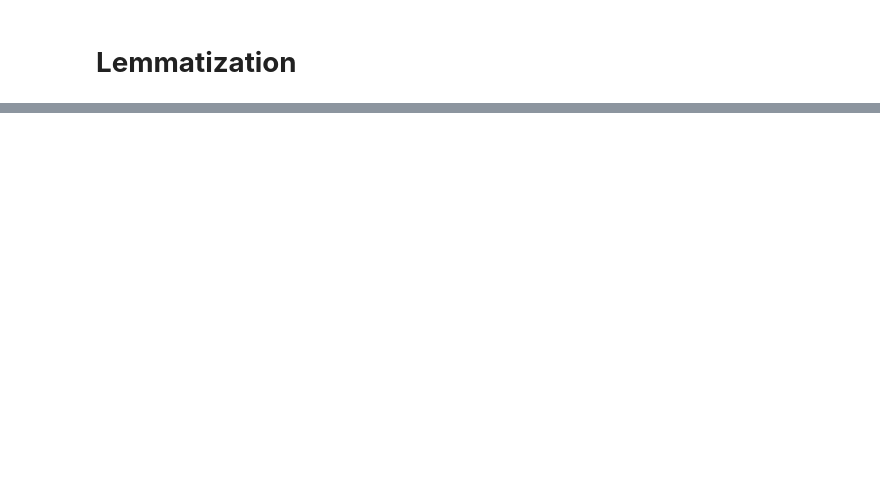
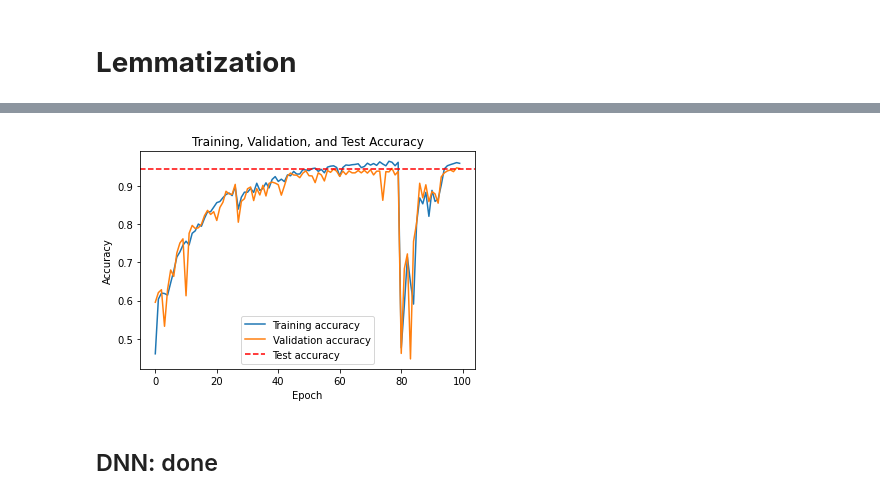
Before and after one commit to koliche/Arabic-Text-Classification, a Jupyter notebook: Arabic_Text_Classification_1.ipynb, the cells around one changed output, grey strips where cells are left out. Drawn from its saved outputs; the diff is of its cells as text; code cells hidden in the pictures; blank space fills up the shorter version.

```diff
--- a/Arabic_Text_Classification_1.ipynb
+++ b/Arabic_Text_Classification_1.ipynb
@@ -220,0 +563,10 @@ In general, methods such as word embeddings or TF-IDF representations tend to pr
+# %%
+embedding_dim = 50
+max_length = 16
+MAX_NB_WORDS = 40000
+model = tf.keras.Sequential([
+  Embedding(MAX_NB_WORDS, embedding_dim,  trainable=False),
+  LSTM(64),
+  Dense(N_CLASSES, activation='softmax')])
+
+model.summary()
@@ -220,0 +589,10 @@ In general, methods such as word embeddings or TF-IDF representations tend to pr
+# %%
+model.compile(loss='categorical_crossentropy', optimizer='adam', metrics=['accuracy'])
+# %%
+# Train the model on the train set
+epochs = 100
+hist_lstm = model.fit(
+    X_train,y_train,
+    batch_size=64,
+    validation_data= (X_val, y_val),
+    epochs=epochs)
@@ -220,0 +617,5 @@ In general, methods such as word embeddings or TF-IDF representations tend to pr
+# %%
+# Evaluate the model on the test set
+loss, accuracy = model.evaluate(X_test, y_test)
+print("Test loss:", loss)
+print("Test accuracy:", accuracy)
@@ -220,0 +626,18 @@ In general, methods such as word embeddings or TF-IDF representations tend to pr
+# %%
+# Plot the training history
+train_acc = hist_lstm.history['accuracy']
+val_acc = hist_lstm.history['val_accuracy']
+test_acc = accuracy
+
+plt.plot(train_acc, label='Training accuracy')
+plt.plot(val_acc, label='Validation accuracy')
+plt.axhline(test_acc, color='red', linestyle='--', label='Test accuracy')
+plt.title('Training, Validation, and Test Accuracy')
+plt.xlabel('Epoch')
+plt.ylabel('Accuracy')
+plt.legend()
+plt.show()
+# %% [output]
+[figure, added]
+# %% [markdown]
+## DNN: done
```
Also changed, not shown: parts of 91 cells of this notebook.
